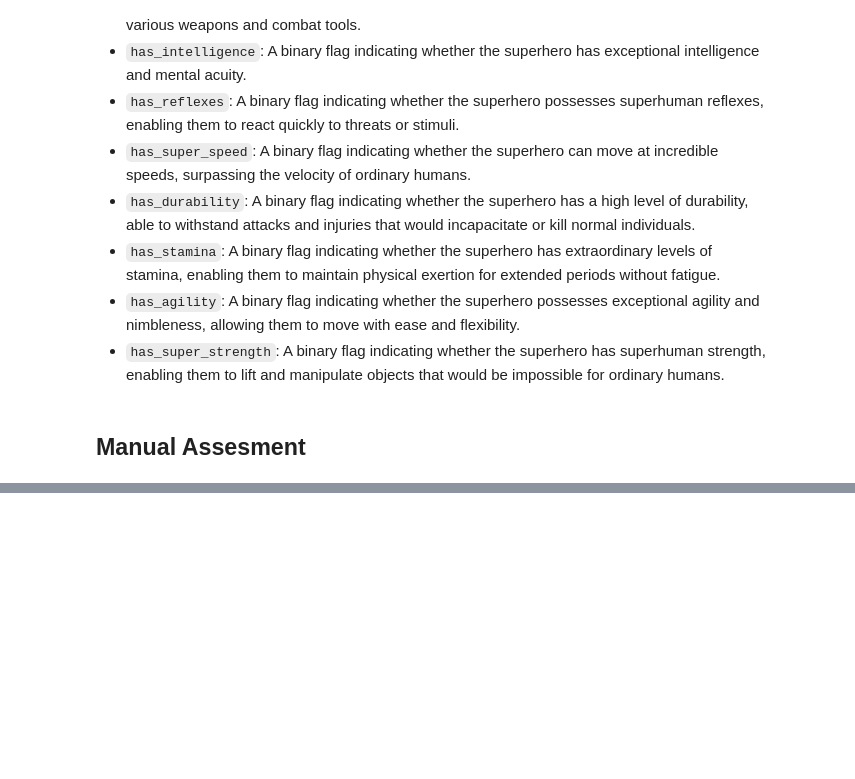
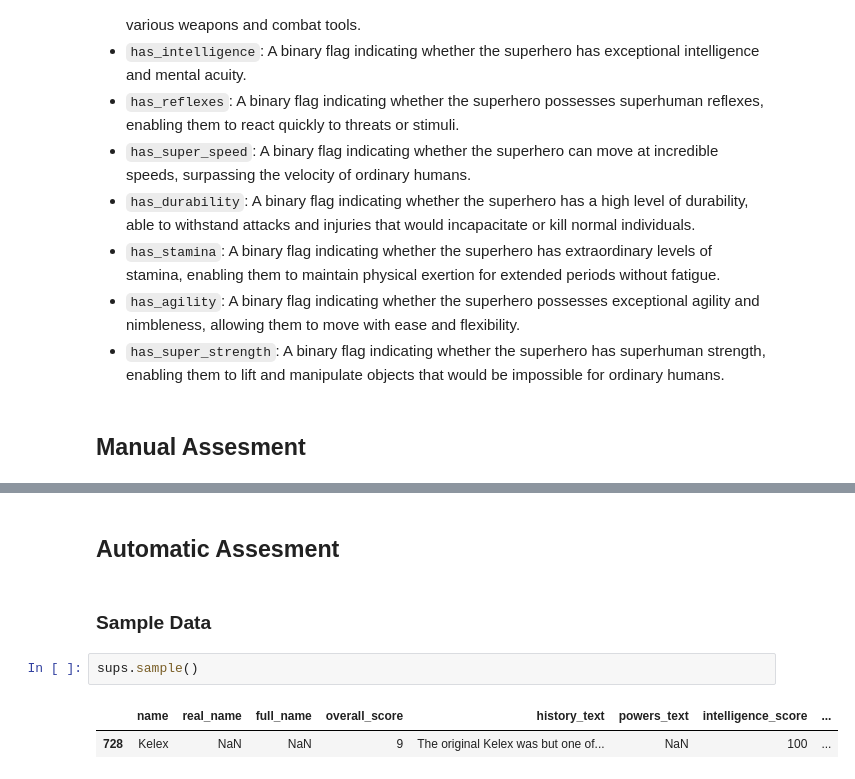
Before and after one commit to MahbubHossainFaisal/Exploratory_Data_Analysis_on_Superheroes, a Jupyter notebook: Data Preprocessing/Data_assessing_and_cleaning_on_Superheros_dataset.ipynb, the cells around one changed output, grey strips where cells are left out. Drawn from its saved outputs; the diff is of its cells as text; blank space fills up the shorter version.

Commit message:
Automatic assesment done

```diff
--- a/Data Preprocessing/Data_assessing_and_cleaning_on_Superheros_dataset.ipynb
+++ b/Data Preprocessing/Data_assessing_and_cleaning_on_Superheros_dataset.ipynb
@@ -245,0 +232,9 @@ Remember that data cleaning is a critical step in data analysis, and ensuring da
+# %% [markdown]
+## Automatic Assesment
+# %% [markdown]
+### Sample Data
+# %%
+sups.sample()
+# %% [output]
+|  | name | real_name | full_name | overall_score | history_text | powers_text | intelligence_score | ... |
+| 728 | Kelex | NaN | NaN | 9 | The original Kelex was but one of... | NaN | 100 | ... |
```
Also changed, not shown: parts of 11 cells of this notebook.
